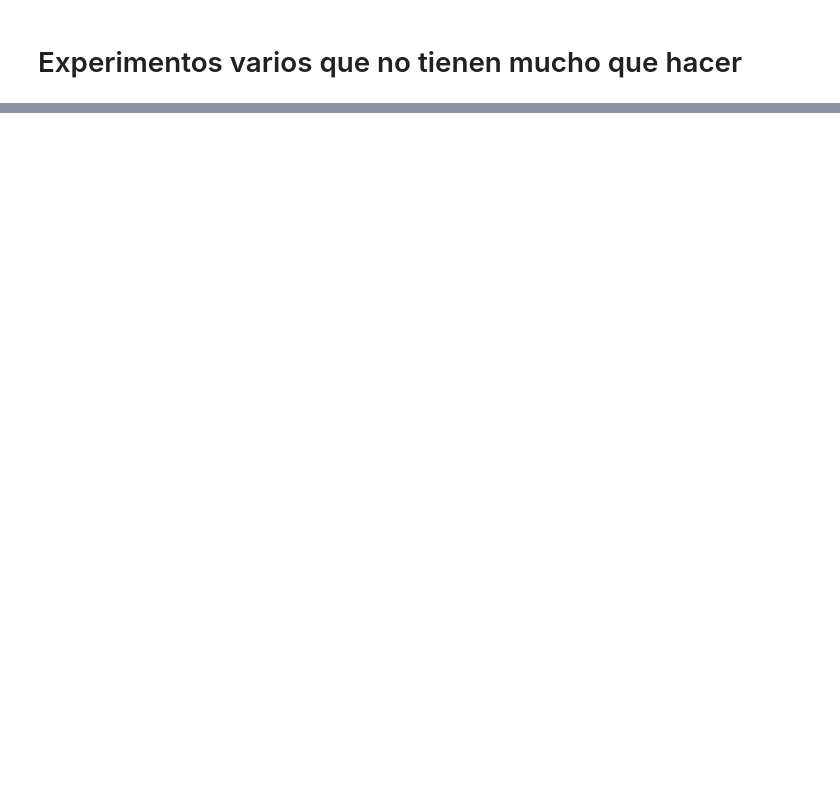
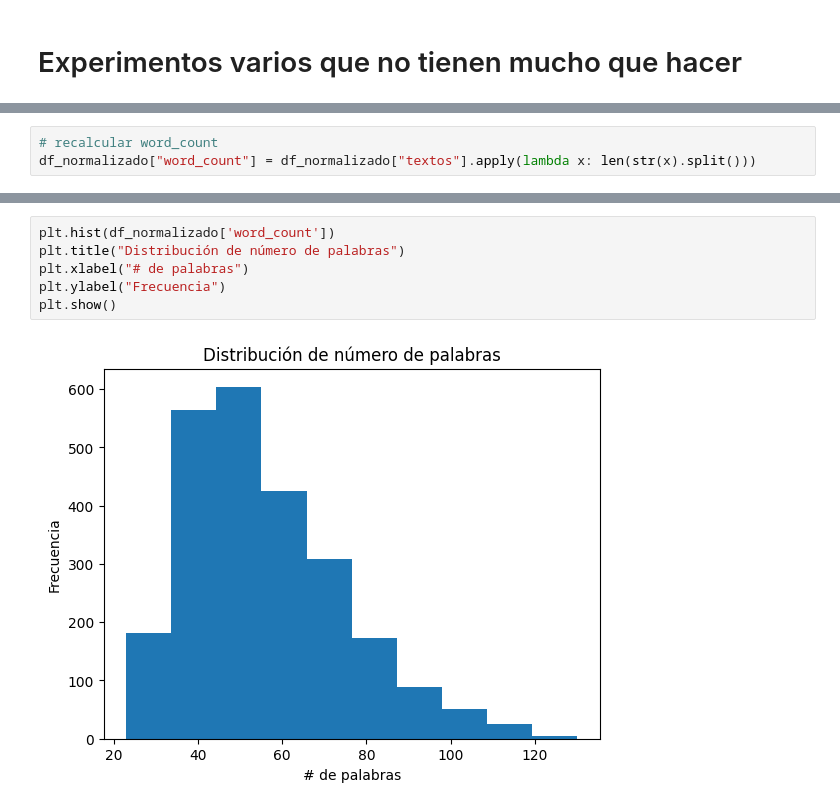
Before and after one commit to BILabsAndProjects/Proyecto1, a Jupyter notebook: exploracion_datos.ipynb, the cells around one changed output, grey strips where cells are left out. Saved outputs shown, nothing was run; the diff lists cells and outputs as text; blank space fills up the shorter version.

```diff
--- a/exploracion_datos.ipynb
+++ b/exploracion_datos.ipynb
@@ -142,3 +148,6 @@ df_normalizado.head()
 | 2 | adems formacin especialistas medi... | 3 | 93 |
 | 3 | pases ocde tiende pasar cursos ob... | 4 | 109 |
 | 4 | grupo centr personas padecen tras... | 3 | 94 |
+# %%
+# recalcular word_count
+df_normalizado["word_count"] = df_normalizado["textos"].apply(lambda x: len(str(x).split()))
@@ -144,0 +163,8 @@ df_normalizado.head()
+# %%
+plt.hist(df_normalizado['word_count'])
+plt.title("Distribución de número de palabras")
+plt.xlabel("# de palabras")
+plt.ylabel("Frecuencia")
+plt.show()
+# %% [output]
+[figure, added]
```
Also changed, not shown: parts of 7 cells of this notebook, 1 other file.
